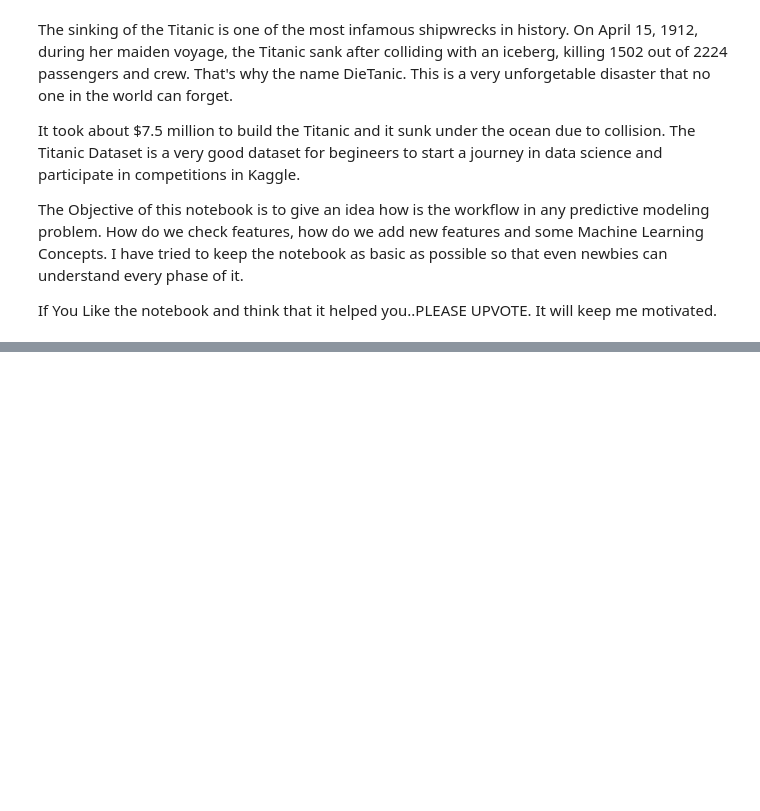
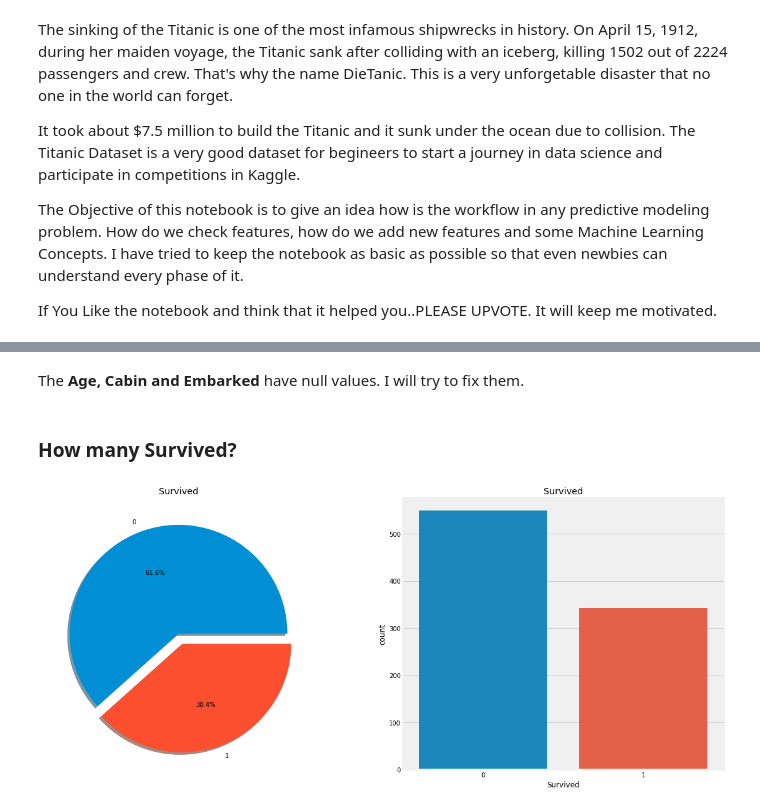
Before and after one commit to JohnHeo04/Day_by_day, a Jupyter notebook: EDA To Prediction_2nd.ipynb, the cells around one changed output, grey strips where cells are left out. Cells and saved outputs as stored; diff of their text form; code cells hidden in the pictures; blank space fills up the shorter version.

```diff
--- a/EDA To Prediction_2nd.ipynb
+++ b/EDA To Prediction_2nd.ipynb
@@ -30,0 +72,14 @@ data.head()
+# %% [markdown]
+The __Age, Cabin and Embarked__ have null values. I will try to fix them.
+# %% [markdown]
+### How many Survived?
+# %%
+f, ax= plt.subplots(1,2,figsize=(18,8))
+data['Survived'].value_counts().plot.pie(explode=[0,0.1], autopct='%1.1f%%', ax=ax[0], shadow=True)
+ax[0].set_title('Survived')
+ax[0].set_ylabel('')
+sns.countplot('Survived', data=data, ax=ax[1])
+ax[1].set_title('Survived')
+plt.show()
+# %% [output]
+[figure, added]
```
Also changed, not shown: parts of 28 cells of this notebook.
